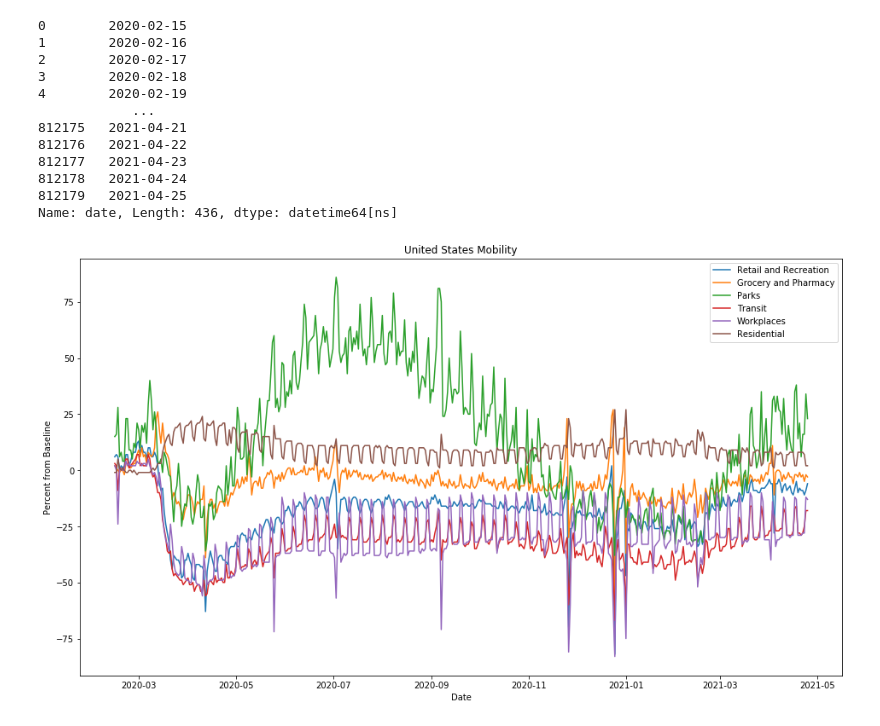
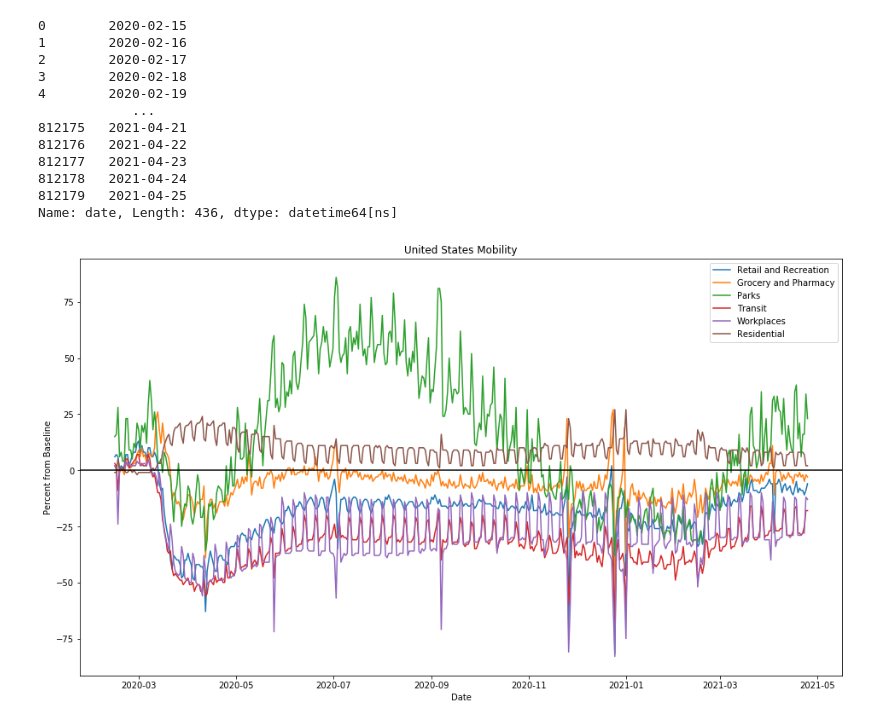
Before and after one commit to Munseaux/Pandemic-Movement, a Jupyter notebook: WORKING.ipynb, the cells around one changed output. Drawn from its saved outputs; the diff is of its cells as text; code cells hidden in the pictures.

```diff
--- a/WORKING.ipynb
+++ b/WORKING.ipynb
@@ -80,31 +79,32 @@ def x_axis_dates(ax=None, fig=None):
     loc = mdates.AutoDateLocator()
     fmt = mdates.AutoDateFormatter(loc)
     try:
         ax.xaxis.set_major_locator(loc)
         ax.xaxis.set_major_formatter(fmt)
     except AttributeError:
         for a in ax:
             # Fresh locators/formatters are needed for each instance
             loc = mdates.AutoDateLocator()
             fmt = mdates.AutoDateFormatter(loc)
             a.xaxis.set_major_locator(loc)
             a.xaxis.set_major_formatter(fmt)
     fig.autofmt_xdate()
 
 
 
 mylabels =[ 'Retail and Recreation', 'Grocery and Pharmacy', 'Parks', 'Transit', 'Workplaces', 'Residential']
 plt.xlabel('Date')
+plt.axhline(y = 0, color = 'black', linestyle = '-')
 # Set the y axis label of the current axis.
 plt.ylabel('Percent from Baseline')
 # Set a title of the current axes.
 plt.title('United States Mobility')
 # show a legend on the plot
 plt.legend(mylabels, loc='best')
 x_axis_dates
 
 plt.savefig('Images/United States Mobility')
 
 plt.show()
 # %% [output]
-[figure, old version]
+[figure, new version]
```
Also changed, not shown: parts of 1 cell of this notebook.
